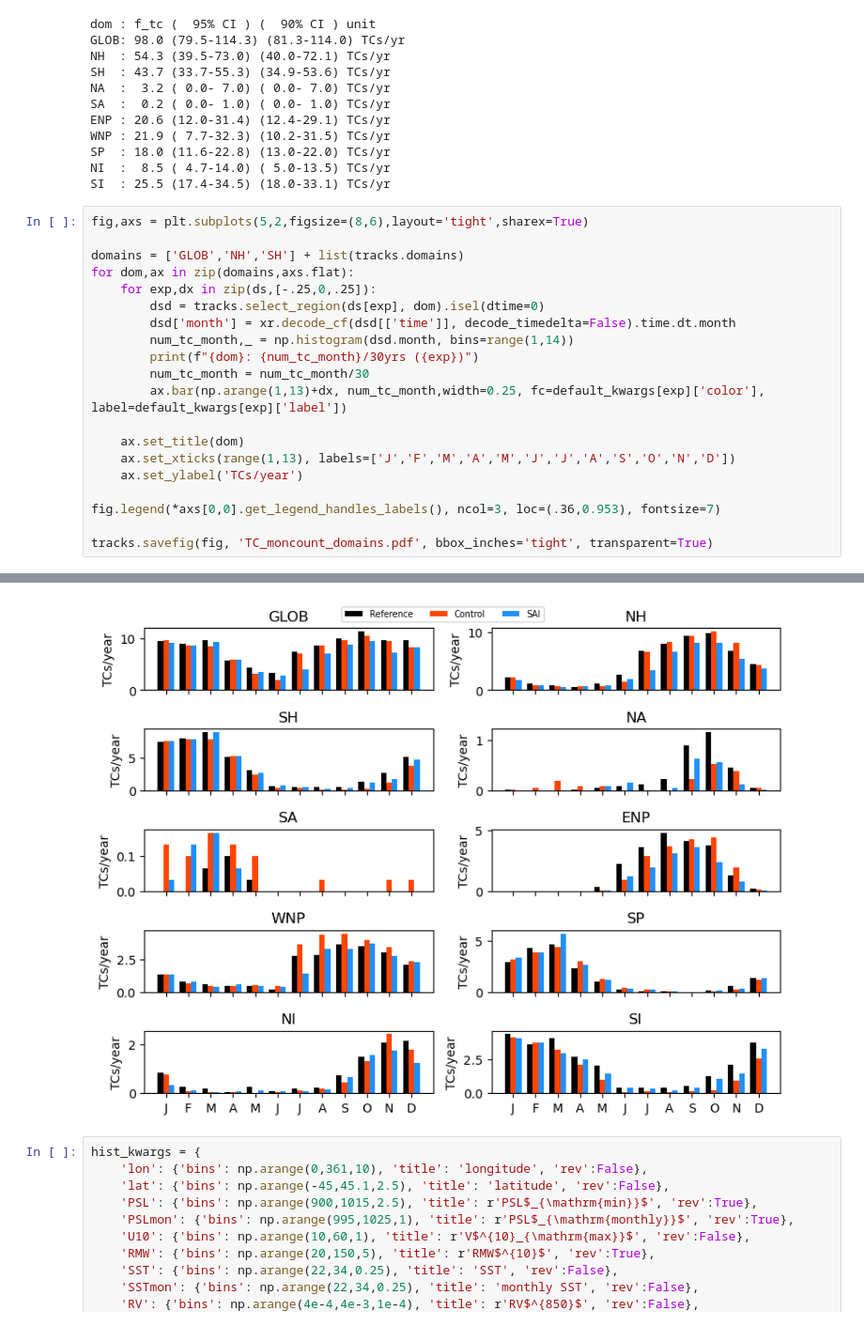
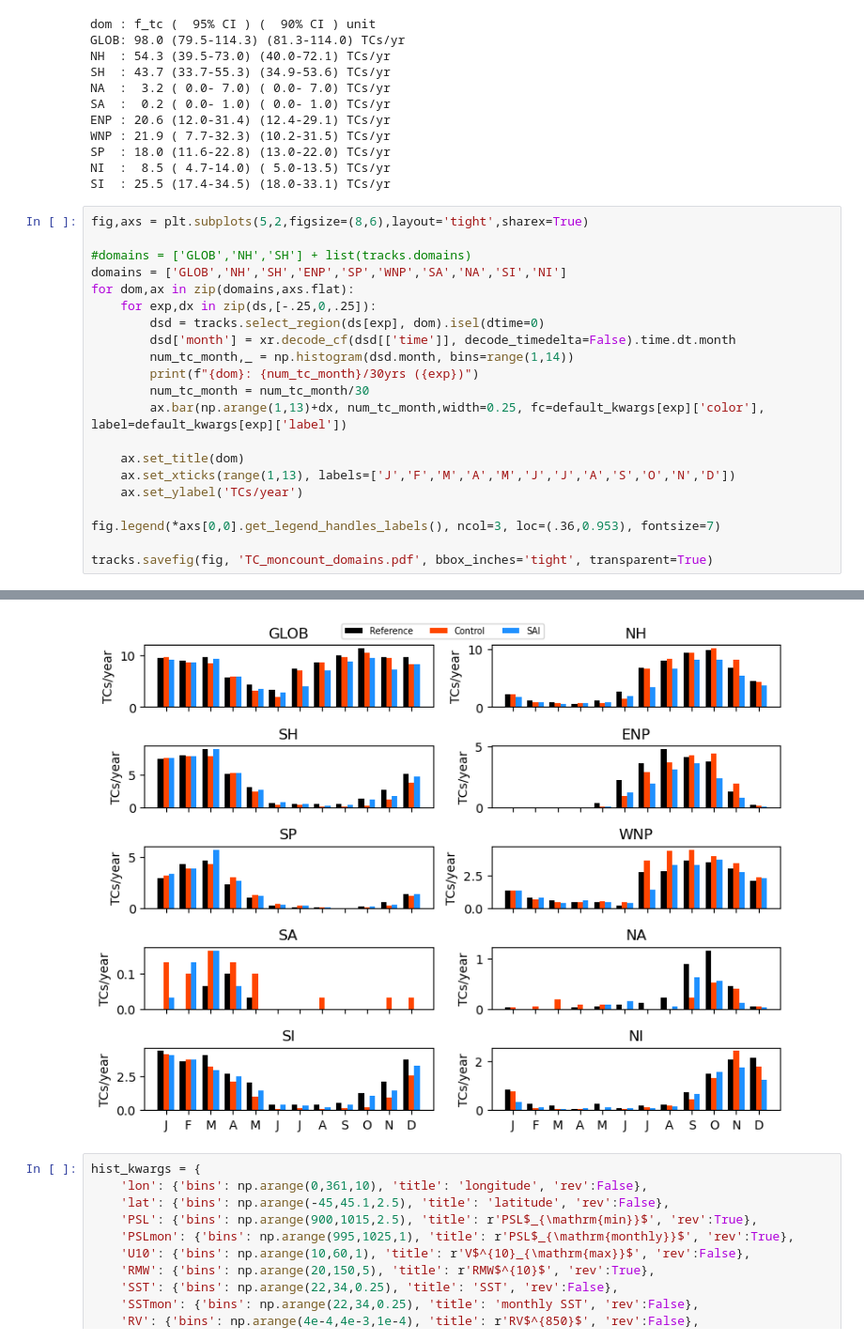
Before and after one commit to JdeJong96/TCs-under-SAI, a Jupyter notebook: analysis/notebooks/figures.ipynb, the cells around one changed output, grey strips where cells are left out. Shown at 94% size. Saved outputs shown, nothing was run; the diff lists cells and outputs as text.

```diff
--- a/analysis/notebooks/figures.ipynb
+++ b/analysis/notebooks/figures.ipynb
@@ -1058,7 +1060,8 @@ SI  : 25.5 (17.4-34.5) (18.0-33.1) TCs/yr
 # %%
 fig,axs = plt.subplots(5,2,figsize=(8,6),layout='tight',sharex=True)
 
-domains = ['GLOB','NH','SH'] + list(tracks.domains)
+#domains = ['GLOB','NH','SH'] + list(tracks.domains)
+domains = ['GLOB','NH','SH','ENP','SP','WNP','SA','NA','SI','NI']
 for dom,ax in zip(domains,axs.flat):
     for exp,dx in zip(ds,[-.25,0,.25]):
         dsd = tracks.select_region(ds[exp], dom).isel(dtime=0)
@@ -1095,5 +1098,5 @@ SI: [122 111  88  75  44  13  10   6  12  31  44  97]/30yrs (SAI2050)
 saving ../figures/TC_moncount_domains.pdf...
-[figure, old version]
+[figure, new version]
 # %%
 hist_kwargs = {
     'lon': {'bins': np.arange(0,361,10), 'title': 'longitude', 'rev':False},
```
Also changed, not shown: parts of 2 cells of this notebook, 1 other file.
